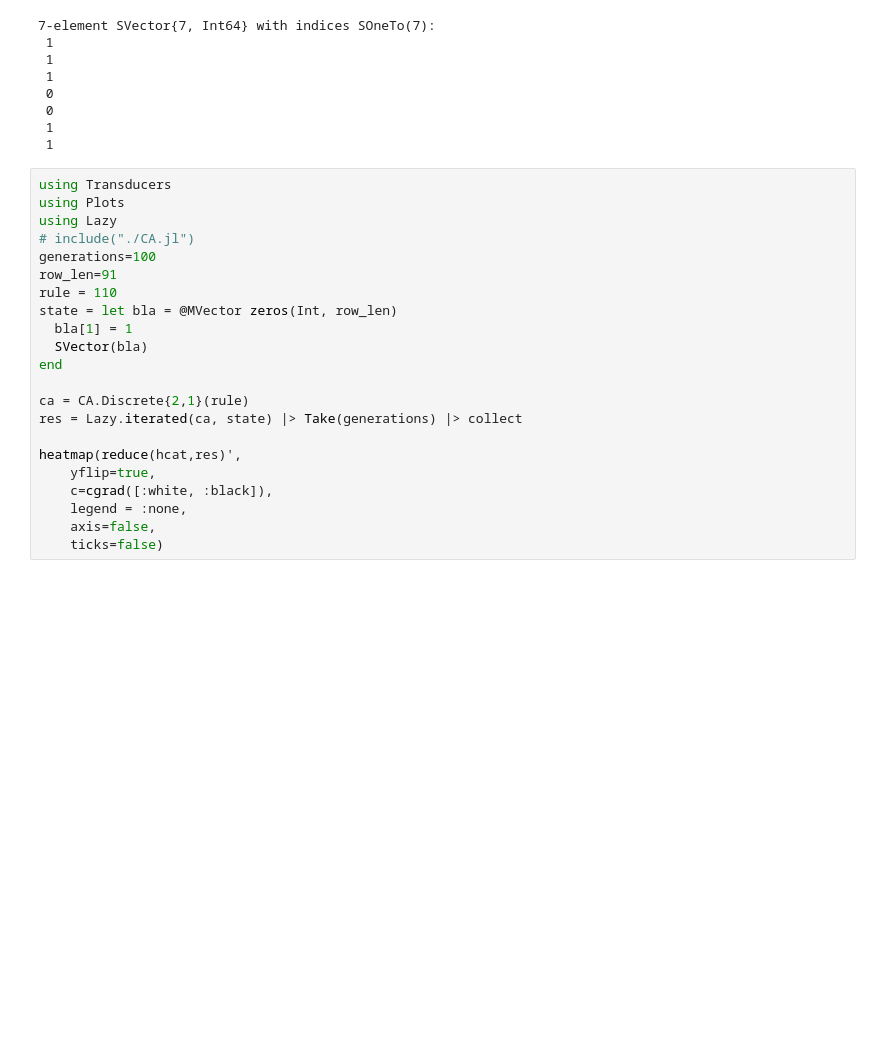
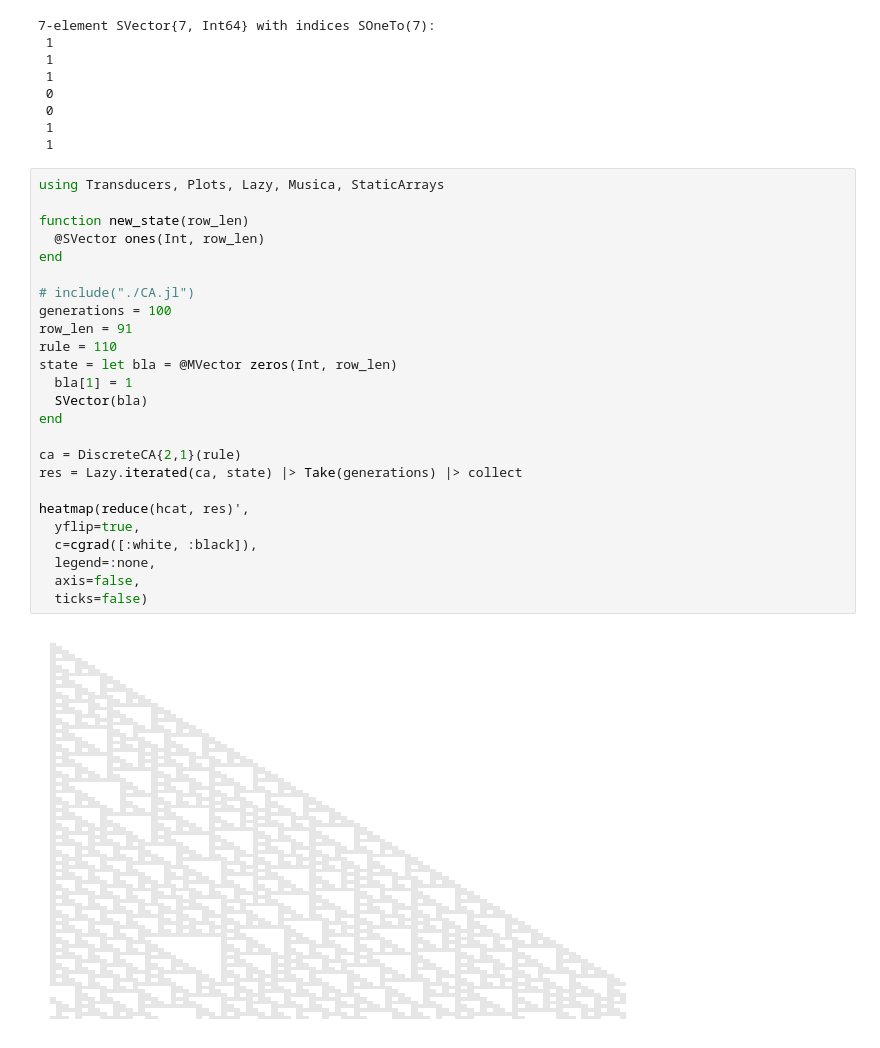
Before and after one commit to ORBAT/Musica, a Jupyter notebook: src/scratch.ipynb, the cells around one changed output. Drawn from its saved outputs; the diff is of its cells as text; blank space fills up the shorter version.

```diff
--- a/src/scratch.ipynb
+++ b/src/scratch.ipynb
@@ -190,24 +190,29 @@ scopy = [1, 1, 1, 0, 0, 1, 1]
  1
  1
 # %%
-using Transducers
-using Plots
-using Lazy
+using Transducers, Plots, Lazy, Musica, StaticArrays
+
+function new_state(row_len)
+  @SVector ones(Int, row_len)
+end
+
 # include("./CA.jl")
-generations=100
-row_len=91
+generations = 100
+row_len = 91
 rule = 110
 state = let bla = @MVector zeros(Int, row_len)
   bla[1] = 1
   SVector(bla)
 end
 
-ca = CA.Discrete{2,1}(rule)
+ca = DiscreteCA{2,1}(rule)
 res = Lazy.iterated(ca, state) |> Take(generations) |> collect
 
-heatmap(reduce(hcat,res)',
-    yflip=true,
-    c=cgrad([:white, :black]),
-    legend = :none,
-    axis=false,
-    ticks=false)
+heatmap(reduce(hcat, res)',
+  yflip=true,
+  c=cgrad([:white, :black]),
+  legend=:none,
+  axis=false,
+  ticks=false)
+# %% [output]
+[figure, added]
```
Also changed, not shown: parts of 1 cell of this notebook, 1 other file.
